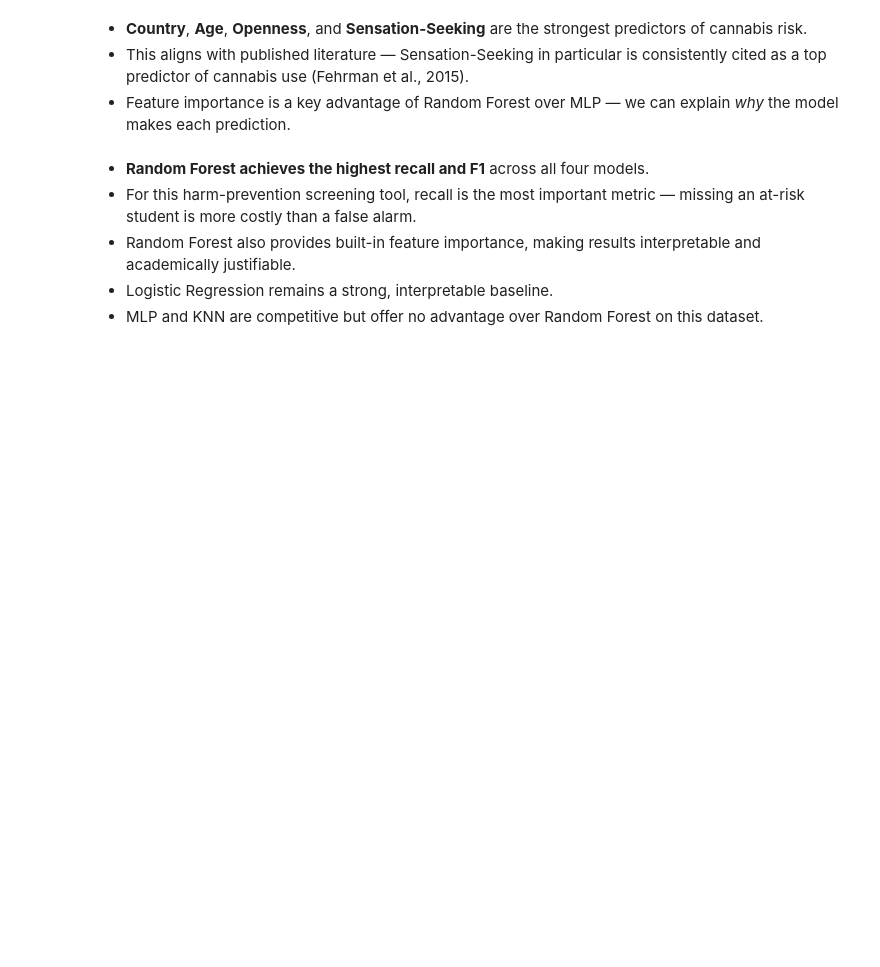
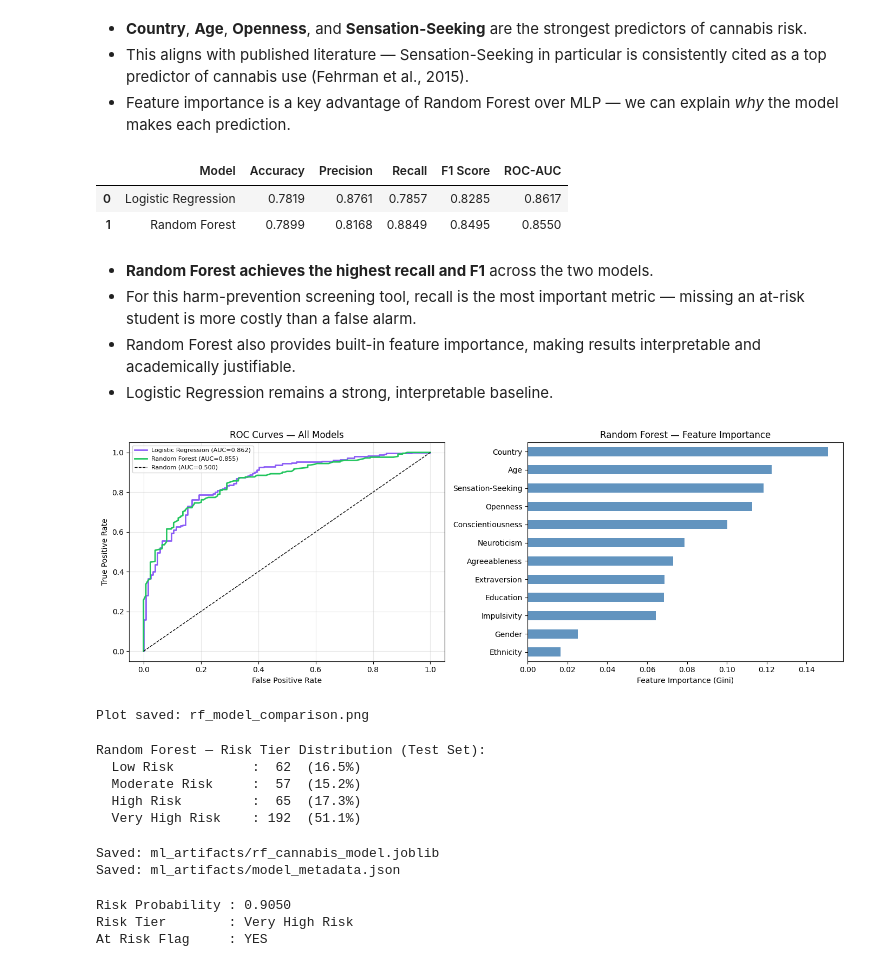
Before and after one commit to TerrenceGwati/student-addiction-risk-prediction, a Jupyter notebook: notebooks/random_forest_model.ipynb, the cells around one changed output. Drawn from its saved outputs; the diff is of its cells as text; code cells hidden in the pictures; blank space fills up the shorter version.

```diff
--- a/notebooks/random_forest_model.ipynb
+++ b/notebooks/random_forest_model.ipynb
@@ -21,8 +19,8 @@ from sklearn.metrics         import (classification_report, confusion_matrix,
                                      recall_score, f1_score)
 from sklearn.utils.class_weight import compute_sample_weight
 # %%
-df_train = pd.read_csv('uci_cannabis_train.csv')
-df_test  = pd.read_csv('uci_cannabis_test.csv')
+df_train = pd.read_csv('/Users/tg197682/Downloads/Computer Science Year 3/COMP3931_Individual_Project/student-addiction-risk-prediction/data/processed/uci_cannabis_train.csv')
+df_test  = pd.read_csv('/Users/tg197682/Downloads/Computer Science Year 3/COMP3931_Individual_Project/student-addiction-risk-prediction/data/processed/uci_cannabis_test.csv')
 
 display(df_train.head())
 display(df_test.head())
@@ -105,7 +144,7 @@ results_d = []
 
 for d in depth_range:
     rf = RandomForestClassifier(
-        n_estimators=200,
+        n_estimators=300,
         max_depth=d,
         class_weight='balanced',
         random_state=42,
@@ -204,7 +286,7 @@ print(importances.sort_values(ascending=False).round(4))
 - This aligns with published literature — Sensation-Seeking in particular is consistently cited as a top predictor of cannabis use (Fehrman et al., 2015).
 - Feature importance is a key advantage of Random Forest over MLP — we can explain *why* the model makes each prediction.
 # %%
-# Full model comparison — LR vs RF vs MLP vs KNN
+# Full model comparison — LR vs RF
 # Scaling needed for LR, MLP, KNN (not RF)
 scaler = StandardScaler()
 X_train_s = scaler.fit_transform(X_train)
@@ -217,23 +299,13 @@ log_reg = LogisticRegression(
     solver='lbfgs', max_iter=1000, random_state=42
 )
 
-mlp = MLPClassifier(
-    hidden_layer_sizes=(64, 32), activation='relu', solver='adam',
-    max_iter=300, early_stopping=True, validation_fraction=0.1, random_state=42
-)
+log_reg.fit(X_train_s, y_train)
 
-knn = KNeighborsClassifier(n_neighbors=5, weights='distance', metric='euclidean')
-
-log_reg.fit(X_train_s, y_train)
-mlp.fit(X_train_s, y_train, sample_weight=sample_weights)
-knn.fit(X_train_s, y_train)
 
 comparison = []
 for name, model, X_t in [
     ('Logistic Regression', log_reg, X_test_s),
     ('Random Forest',       rf_final, X_test),   # RF uses unscaled data
-    ('MLP',                 mlp,     X_test_s),
-    ('KNN',                 knn,     X_test_s),
 ]:
     proba  = model.predict_proba(X_t)[:, 1]
     y_pred = (proba >= threshold).astype(int)
@@ -247,46 +319,50 @@ for name, model, X_t in [
     })
 
 pd.DataFrame(comparison)
+# %% [output]
+|  | Model | Accuracy | Precision | Recall | F1 Score | ROC-AUC |
+| 0 | Logistic Regression | 0.7819 | 0.8761 | 0.7857 | 0.8285 | 0.8617 |
+| 1 | Random Forest | 0.7899 | 0.8168 | 0.8849 | 0.8495 | 0.8550 |
 # %% [markdown]
-- **Random Forest achieves the highest recall and F1** across all four models.
+- **Random Forest achieves the highest recall and F1** across the two models.
 - For this harm-prevention screening tool, recall is the most important metric — missing an at-risk student is more costly than a false alarm.
 - Random Forest also provides built-in feature importance, making results interpretable and academically justifiable.
 - Logistic Regression remains a strong, interpretable baseline.
-- MLP and KNN are competitive but offer no advantage over Random Forest on this dataset.
 # %%
-# ROC curve comparison — all four models
+# ROC curve comparison — all two models
 fig, axes = plt.subplots(1, 2, figsize=(14, 5))
 
 # ROC curves
 ax = axes[0]
 for name, model, X_t, colour in [
     ('Logistic Regression', log_reg, X_test_s, '#8B5CF6'),
     ('Random Forest',       rf_final, X_test,  '#22C55E'),
-    ('MLP',                 mlp,     X_test_s, '#3B82F6'),
-    ('KNN',                 knn,     X_test_s, '#F97316'),
 ]:
     proba = model.predict_proba(X_t)[:, 1]
     fpr, tpr, _ = roc_curve(y_test, proba)
     auc = roc_auc_score(y_test, proba)
     ax.plot(fpr, tpr, label=f'{name} (AUC={auc:.3f})', color=colour, linewidth=2)
 
 ax.plot([0,1],[0,1],'k--', linewidth=1, label='Random (AUC=0.500)')
 ax.set_xlabel('False Positive Rate')
 ax.set_ylabel('True Positive Rate')
 ax.set_title('ROC Curves — All Models')
 ax.legend(fontsize=8)
 ax.grid(True, alpha=0.3)
 
 # Feature importance bar chart
 ax2 = axes[1]
 importances.sort_values().plot(kind='barh', ax=ax2, color='steelblue', alpha=0.85)
 ax2.set_xlabel('Feature Importance (Gini)')
 ax2.set_title('Random Forest — Feature Importance')
 
 plt.tight_layout()
 plt.savefig('rf_model_comparison.png', dpi=150, bbox_inches='tight')
 plt.show()
 print('Plot saved: rf_model_comparison.png')
+# %% [output]
+[figure, added]
+Plot saved: rf_model_comparison.png
 # %%
 # Continuous risk tier assignment
 # Probability mapped to actionable tiers for the screening tool
@@ -304,6 +380,12 @@ tier_counts = pd.Series(rf_tiers).value_counts().reindex(
 print('Random Forest — Risk Tier Distribution (Test Set):')
 for tier, count in tier_counts.items():
     print(f'  {tier:<18}: {count:>3}  ({count/len(rf_tiers)*100:.1f}%)')
+# %% [output]
+Random Forest — Risk Tier Distribution (Test Set):
+  Low Risk          :  62  (16.5%)
+  Moderate Risk     :  57  (15.2%)
+  High Risk         :  65  (17.3%)
+  Very High Risk    : 192  (51.1%)
 # %%
 # Save final model and metadata
 os.makedirs('ml_artifacts', exist_ok=True)
@@ -326,9 +408,12 @@ with open('ml_artifacts/model_metadata.json', 'w') as f:
 
 print('Saved: ml_artifacts/rf_cannabis_model.joblib')
 print('Saved: ml_artifacts/model_metadata.json')
+# %% [output]
+Saved: ml_artifacts/rf_cannabis_model.joblib
+Saved: ml_artifacts/model_metadata.json
 # %%
 # Reload and verify — mirrors what the Django website will do
-loaded_model = joblib.load('ml_artifacts/rf_cannabis_model.joblib')
+loaded_model = joblib.load('/Users/tg197682/Downloads/Computer Science Year 3/COMP3931_Individual_Project/student-addiction-risk-prediction/addiction-risk-api/ml_artifacts/rf_cannabis_model.joblib')
 
 # Example: young male, high sensation-seeking, high openness
 example = {
@@ -344,3 +429,7 @@ prob = loaded_model.predict_proba(x)[0, 1]
 print(f'Risk Probability : {prob:.4f}')
 print(f'Risk Tier        : {assign_risk_tier(prob)}')
 print(f'At Risk Flag     : {"YES" if prob >= threshold else "NO"}')
+# %% [output]
+Risk Probability : 0.9050
+Risk Tier        : Very High Risk
+At Risk Flag     : YES
```
Also changed, not shown: parts of 11 cells of this notebook, 8 other files.
